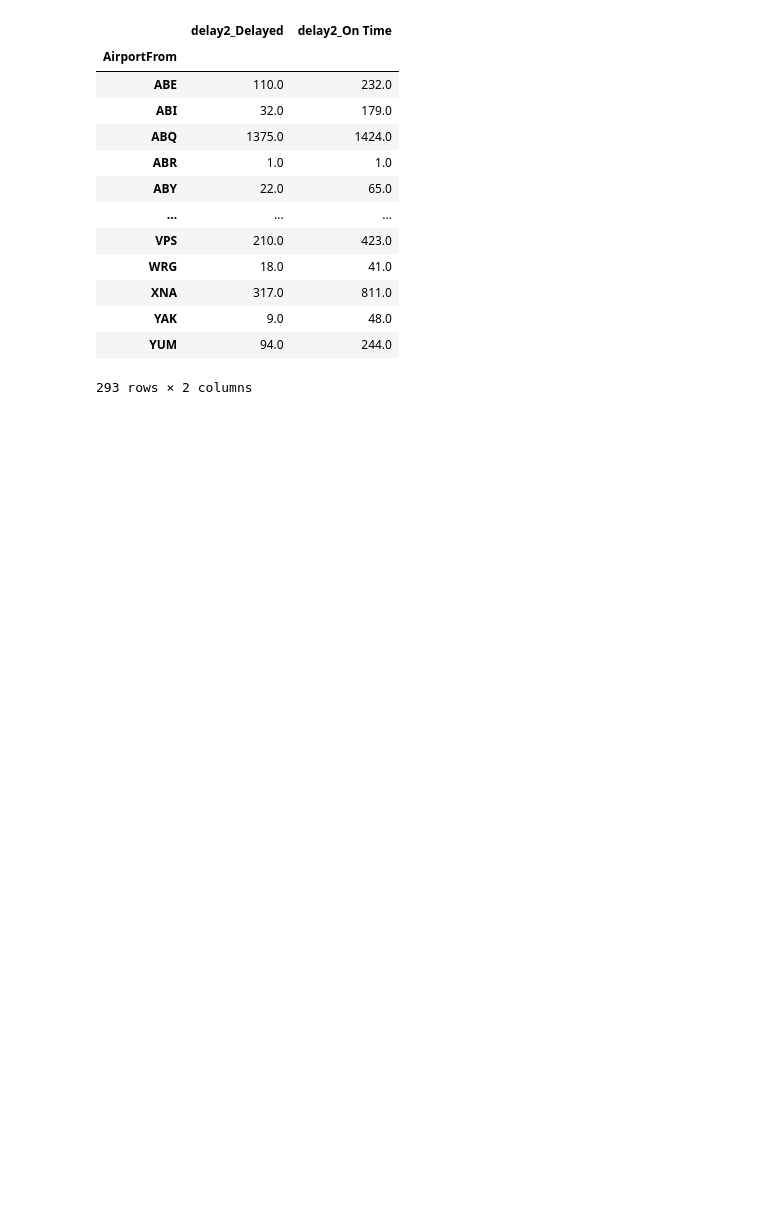
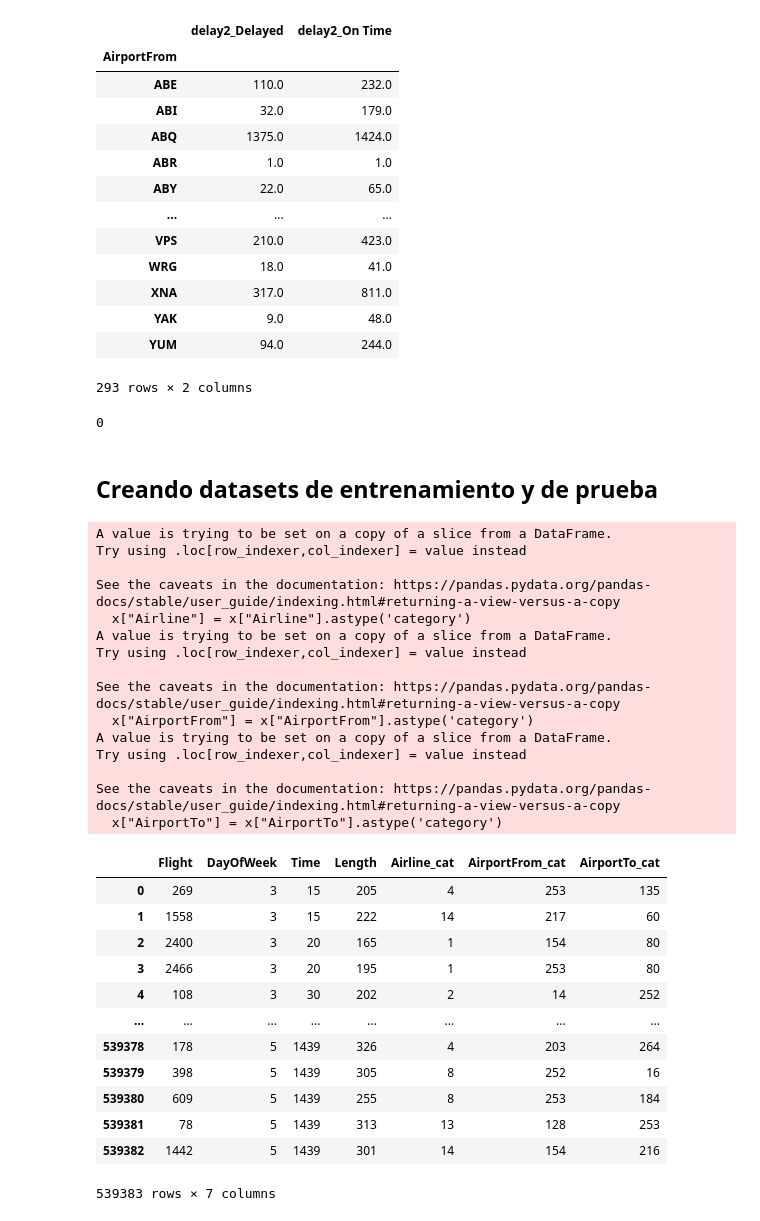
Before and after one commit to nsalazarv/msds_NN, a Jupyter notebook: MLP Classifier/mlp_aerolineas.ipynb, the cells around one changed output. Drawn from its saved outputs; the diff is of its cells as text; code cells hidden in the pictures; blank space fills up the shorter version.

```diff
--- a/MLP Classifier/mlp_aerolineas.ipynb
+++ b/MLP Classifier/mlp_aerolineas.ipynb
@@ -104,3 +116,54 @@ dummy_grouped_airports
 | YAK | 9.0 | 48.0 |
 | YUM | 94.0 | 244.0 |
 293 rows × 2 columns
+# %%
+data.isna().sum().sum()
+# %% [output]
+0
+# %% [markdown]
+## Creando datasets de entrenamiento y de prueba
+# %%
+data = data.drop(columns=['id', 'delay2'])
+# %%
+x = data[['Airline', 'Flight', 'AirportFrom', 'AirportTo', 'DayOfWeek', 'Time', 'Length']]
+
+x["Airline"] = x["Airline"].astype('category')
+x["AirportFrom"] = x["AirportFrom"].astype('category')
+x["AirportTo"] = x["AirportTo"].astype('category')
+
+x["Airline_cat"] = x["Airline"].cat.codes
+x["AirportFrom_cat"] = x["AirportFrom"].cat.codes
+x["AirportTo_cat"] = x["AirportTo"].cat.codes
+
+x = x.drop(columns=['Airline', 'AirportFrom', 'AirportTo'])
+
+x
+# %% [output]
+A value is trying to be set on a copy of a slice from a DataFrame.
+Try using .loc[row_indexer,col_indexer] = value instead
+
+See the caveats in the documentation: https://pandas.pydata.org/pandas-docs/stable/user_guide/indexing.html#returning-a-view-versus-a-copy
+  x["Airline"] = x["Airline"].astype('category')
+A value is trying to be set on a copy of a slice from a DataFrame.
+Try using .loc[row_indexer,col_indexer] = value instead
+
+See the caveats in the documentation: https://pandas.pydata.org/pandas-docs/stable/user_guide/indexing.html#returning-a-view-versus-a-copy
+  x["AirportFrom"] = x["AirportFrom"].astype('category')
+A value is trying to be set on a copy of a slice from a DataFrame.
+Try using .loc[row_indexer,col_indexer] = value instead
+
+See the caveats in the documentation: https://pandas.pydata.org/pandas-docs/stable/user_guide/indexing.html#returning-a-view-versus-a-copy
+  x["AirportTo"] = x["AirportTo"].astype('category')
+|  | Flight | DayOfWeek | Time | Length | Airline_cat | AirportFrom_cat | AirportTo_cat |
+| 0 | 269 | 3 | 15 | 205 | 4 | 253 | 135 |
+| 1 | 1558 | 3 | 15 | 222 | 14 | 217 | 60 |
+| 2 | 2400 | 3 | 20 | 165 | 1 | 154 | 80 |
+| 3 | 2466 | 3 | 20 | 195 | 1 | 253 | 80 |
+| 4 | 108 | 3 | 30 | 202 | 2 | 14 | 252 |
+| ... | ... | ... | ... | ... | ... | ... | ... |
+| 539378 | 178 | 5 | 1439 | 326 | 4 | 203 | 264 |
+| 539379 | 398 | 5 | 1439 | 305 | 8 | 252 | 16 |
+| 539380 | 609 | 5 | 1439 | 255 | 8 | 253 | 184 |
+| 539381 | 78 | 5 | 1439 | 313 | 13 | 128 | 253 |
+| 539382 | 1442 | 5 | 1439 | 301 | 14 | 154 | 216 |
+539383 rows × 7 columns
```
Also changed, not shown: parts of 22 cells of this notebook, 1 other file.
